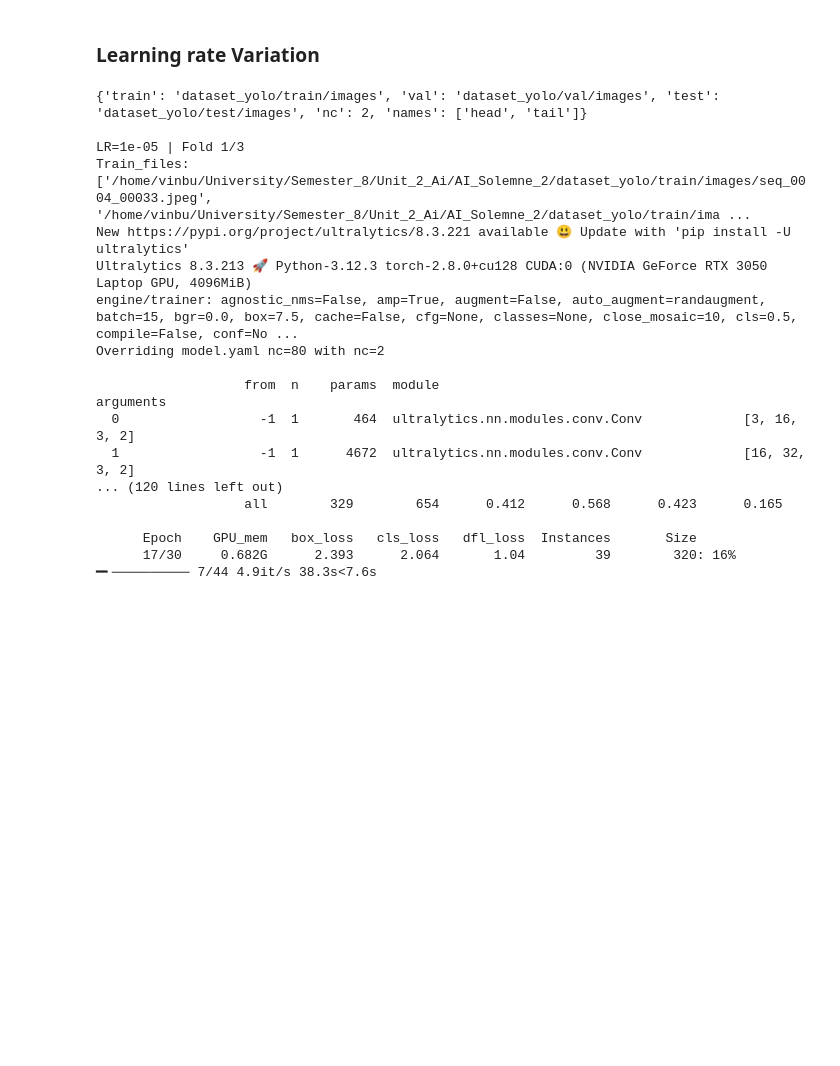
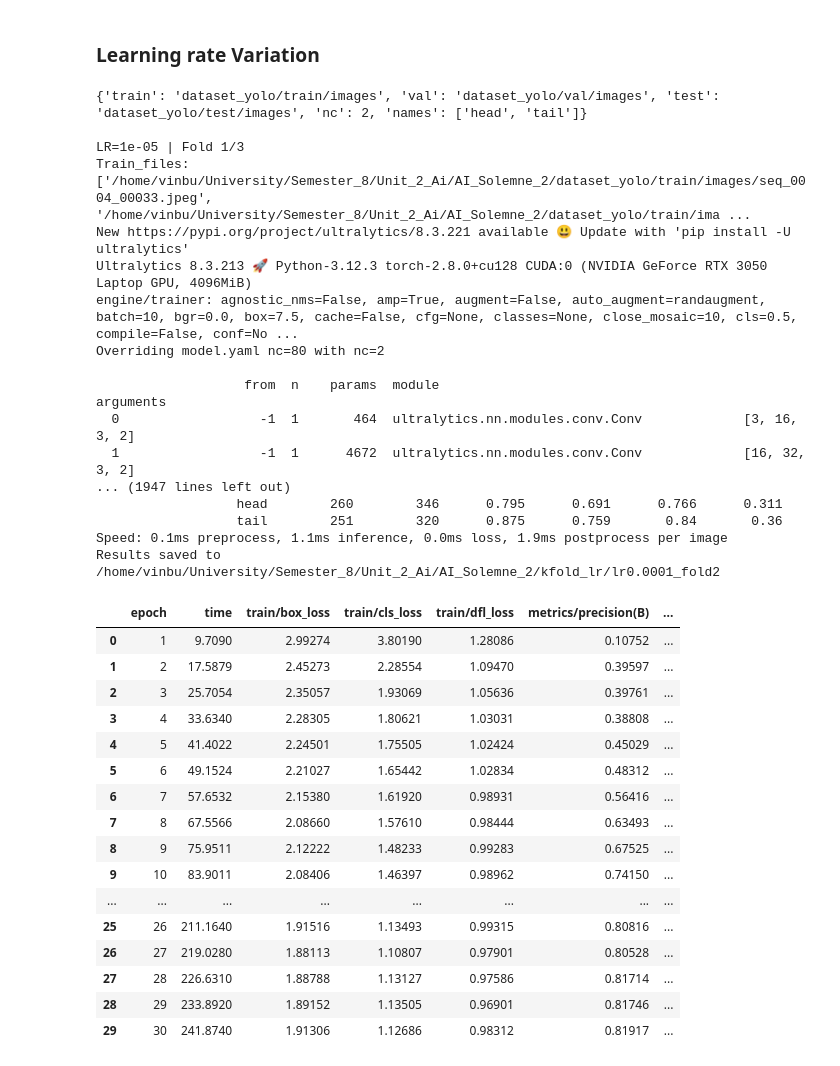
Before and after one commit to Vinbu/AI_Solemne_2, a Jupyter notebook: solemne_2_notebook.ipynb, the cells around one changed output. Drawn from its saved outputs; the diff is of its cells as text; code cells hidden in the pictures; blank space fills up the shorter version.

Commit message:
Added training process

```diff
--- a/solemne_2_notebook.ipynb
+++ b/solemne_2_notebook.ipynb
@@ -161,7 +162,7 @@ for img in images_names:
     images.append(data_dict["train"]+f"/{img}")
 
 kf = KFold(n_splits=k_folds, shuffle=True, random_state=42)
-
+results_list = []
 for lr in learning_rates:
     for fold, (train_idx, val_idx) in enumerate(kf.split(images)):
         print(f"\nLR={lr} | Fold {fold+1}/{k_folds}")
@@ -198,7 +199,7 @@ for lr in learning_rates:
             data=temp_yaml,
             epochs=30,
             imgsz=300,
-            batch=15,
+            batch=10,
             device=device,
             pretrained=False,
             optimizer="Adam",
@@ -206,6 +207,16 @@ for lr in learning_rates:
             project="kfold_lr",
             name=f"lr{lr}_fold{fold}",
         )
+
+        metrics_dict = results.results_dict
+        results_list.append({
+            "lr": lr,
+            "fold": fold,
+            "precision": metrics_dict.get("precision", None),
+            "recall": metrics_dict.get("recall", None),
+            "mAP50": metrics_dict.get("map50", None),
+            "mAP50-95": metrics_dict.get("map", None)
+        })
 # %% [output]
 {'train': 'dataset_yolo/train/images', 'val': 'dataset_yolo/val/images', 'test': 'dataset_yolo/test/images', 'nc': 2, 'names': ['head', 'tail']}
 
@@ -213,14 +224,35 @@ LR=1e-05 | Fold 1/3
 Train_files: ['/home/vinbu/University/Semester_8/Unit_2_Ai/AI_Solemne_2/dataset_yolo/train/images/seq_0004_00033.jpeg', '/home/vinbu/University/Semester_8/Unit_2_Ai/AI_Solemne_2/dataset_yolo/train/ima ...
 New https://pypi.org/project/ultralytics/8.3.221 available 😃 Update with 'pip install -U ultralytics'
 Ultralytics 8.3.213 🚀 Python-3.12.3 torch-2.8.0+cu128 CUDA:0 (NVIDIA GeForce RTX 3050 Laptop GPU, 4096MiB)
-engine/trainer: agnostic_nms=False, amp=True, augment=False, auto_augment=randaugment, batch=15, bgr=0.0, box=7.5, cache=False, cfg=None, classes=None, close_mosaic=10, cls=0.5, compile=False, conf=No ...
+engine/trainer: agnostic_nms=False, amp=True, augment=False, auto_augment=randaugment, batch=10, bgr=0.0, box=7.5, cache=False, cfg=None, classes=None, close_mosaic=10, cls=0.5, compile=False, conf=No ...
 Overriding model.yaml nc=80 with nc=2
 
                    from  n    params  module                                       arguments
   0                  -1  1       464  ultralytics.nn.modules.conv.Conv             [3, 16, 3, 2]
   1                  -1  1      4672  ultralytics.nn.modules.conv.Conv             [16, 32, 3, 2]
-... (120 lines left out)
-                   all        329        654      0.412      0.568      0.423      0.165
-
-      Epoch    GPU_mem   box_loss   cls_loss   dfl_loss  Instances       Size
-      17/30     0.682G      2.393      2.064       1.04         39        320: 16% ━╸────────── 7/44 4.9it/s 38.3s<7.6s
+... (1947 lines left out)
+                  head        260        346      0.795      0.691      0.766      0.311
+                  tail        251        320      0.875      0.759       0.84       0.36
+Speed: 0.1ms preprocess, 1.1ms inference, 0.0ms loss, 1.9ms postprocess per image
+Results saved to /home/vinbu/University/Semester_8/Unit_2_Ai/AI_Solemne_2/kfold_lr/lr0.0001_fold2
+# %%
+df_results = pd.read_csv("kfold_lr/lr0.0001_fold0/results.csv")
+df_results
+# %% [output]
+|  | epoch | time | train/box_loss | train/cls_loss | train/dfl_loss | metrics/precision(B) | ... |
+| 0 | 1 | 9.7090 | 2.99274 | 3.80190 | 1.28086 | 0.10752 | ... |
+| 1 | 2 | 17.5879 | 2.45273 | 2.28554 | 1.09470 | 0.39597 | ... |
+| 2 | 3 | 25.7054 | 2.35057 | 1.93069 | 1.05636 | 0.39761 | ... |
+| 3 | 4 | 33.6340 | 2.28305 | 1.80621 | 1.03031 | 0.38808 | ... |
+| 4 | 5 | 41.4022 | 2.24501 | 1.75505 | 1.02424 | 0.45029 | ... |
+| 5 | 6 | 49.1524 | 2.21027 | 1.65442 | 1.02834 | 0.48312 | ... |
+| 6 | 7 | 57.6532 | 2.15380 | 1.61920 | 0.98931 | 0.56416 | ... |
+| 7 | 8 | 67.5566 | 2.08660 | 1.57610 | 0.98444 | 0.63493 | ... |
+| 8 | 9 | 75.9511 | 2.12222 | 1.48233 | 0.99283 | 0.67525 | ... |
+| 9 | 10 | 83.9011 | 2.08406 | 1.46397 | 0.98962 | 0.74150 | ... |
+| ... | ... | ... | ... | ... | ... | ... | ... |
+| 25 | 26 | 211.1640 | 1.91516 | 1.13493 | 0.99315 | 0.80816 | ... |
+| 26 | 27 | 219.0280 | 1.88113 | 1.10807 | 0.97901 | 0.80528 | ... |
+| 27 | 28 | 226.6310 | 1.88788 | 1.13127 | 0.97586 | 0.81714 | ... |
+| 28 | 29 | 233.8920 | 1.89152 | 1.13505 | 0.96901 | 0.81746 | ... |
+| 29 | 30 | 241.8740 | 1.91306 | 1.12686 | 0.98312 | 0.81917 | ... |
```
Also changed, not shown: parts of 1 cell of this notebook, 3 other files.
